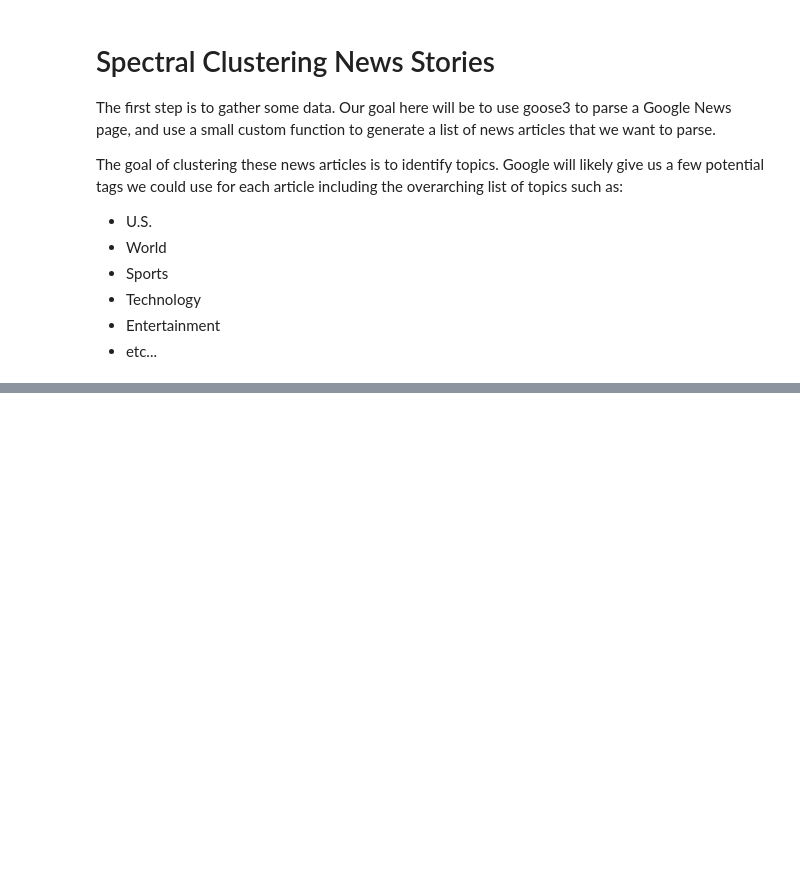
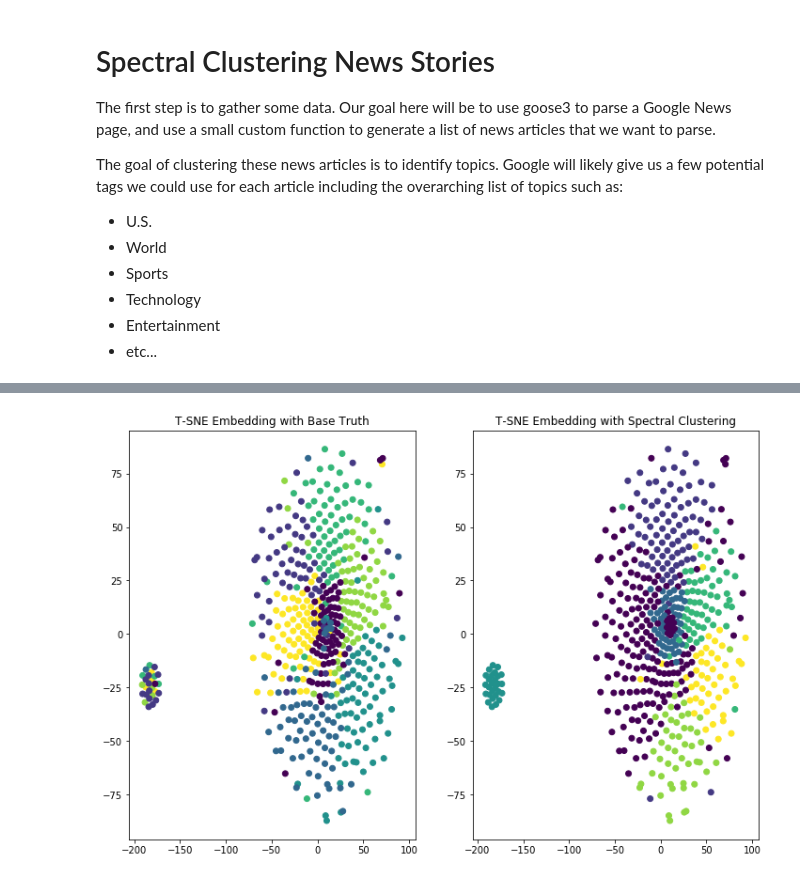
Before and after one commit to mrklees/Data-Science-And-Big-Data-Analytics, a Jupyter notebook: 1.2.2 Spectral Clustering News Stories.ipynb, the cells around one changed output, grey strips where cells are left out. Saved outputs shown, nothing was run; the diff lists cells and outputs as text; code cells hidden in the pictures; blank space fills up the shorter version.

```diff
--- a/1.2.2 Spectral Clustering News Stories.ipynb
+++ b/1.2.2 Spectral Clustering News Stories.ipynb
@@ -86,0 +154,19 @@ df.head()
+# %%
+tsne = TSNE(n_components=2, perplexity=20.0, early_exaggeration=12.0,
+            learning_rate=300.0, n_iter=1000, n_iter_without_progress=300,
+            verbose=0)
+t_embedding = tsne.fit_transform(dense)
+# %%
+f, ax = plt.subplots(1, 2, figsize=(12, 8))
+ax[0].scatter(t_embedding[:, 0],
+              t_embedding[:, 1],
+              c=df['tag'])
+ax[0].set_title("T-SNE Embedding with Base Truth")
+ax[1].scatter(t_embedding[:, 0],
+              t_embedding[:, 1],
+              c=base_predictions)
+ax[1].set_title("T-SNE Embedding with Spectral Clustering")
+
+plt.show()
+# %% [output]
+[figure, added]
```
Also changed, not shown: parts of 14 cells of this notebook, 3 other files.
